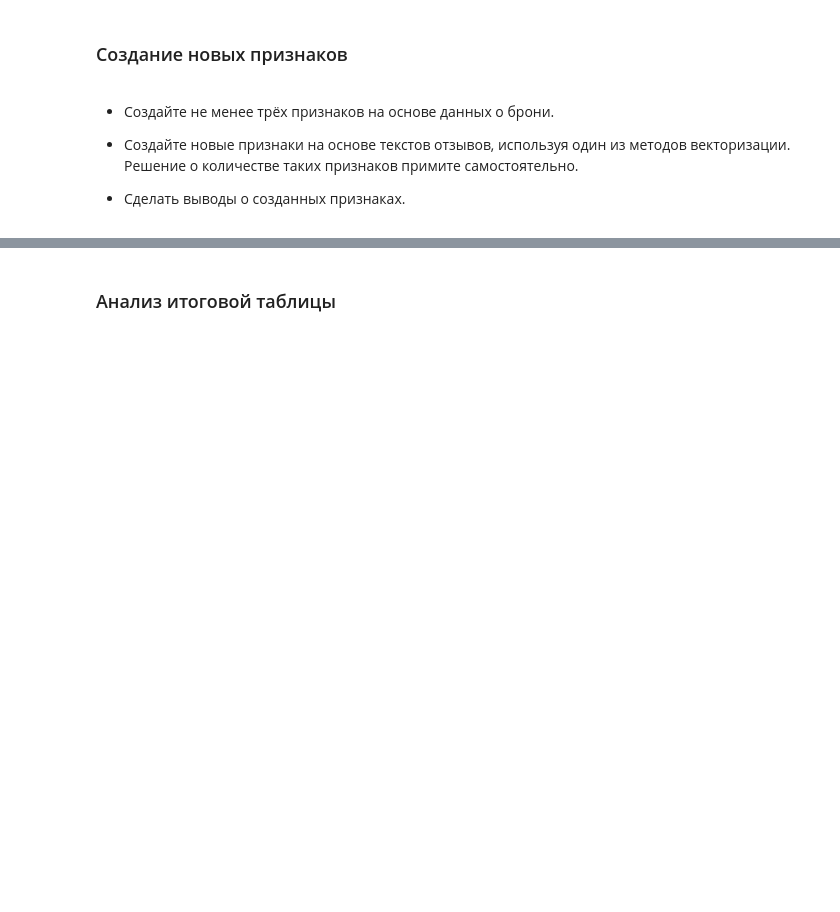
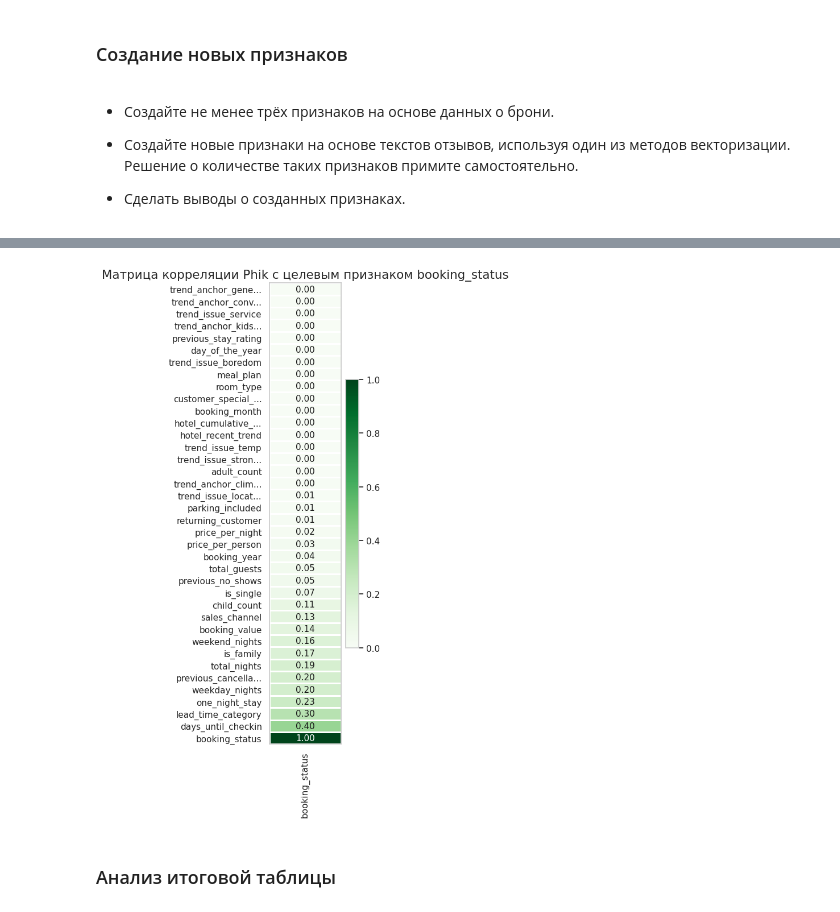
Before and after one commit to danat7075/DS_4_4, a Jupyter notebook: DS_4_4.ipynb, the cells around one changed output, grey strips where cells are left out. Drawn from its saved outputs; the diff is of its cells as text; code cells hidden in the pictures; blank space fills up the shorter version.

```diff
--- a/DS_4_4.ipynb
+++ b/DS_4_4.ipynb
@@ -1028,3 +1252,17 @@ df_bookings['lead_time_category'] = pd.cut(
+# %%
+phik_target_copy = phik_matrix[['booking_status']].sort_values(by='booking_status', ascending=False)
+plot_correlation_matrix(phik_target_copy.values,
+                        x_labels = phik_target_copy.columns,
+                        y_labels=phik_target_copy.index,
+                        vmin=0,
+                        vmax=1,
+                        color_map = 'Greens',
+                        title = 'Матрица корреляции Phik с целевым признаком booking_status',
+                        fontsize_factor = 1.1,
+                        figsize=(4, 10))
+plt.show()
+# %% [output]
+[figure, added]
 # %% [markdown]
 ### Анализ итоговой таблицы
 # %% [markdown]
```
Also changed, not shown: parts of 28 cells of this notebook.
